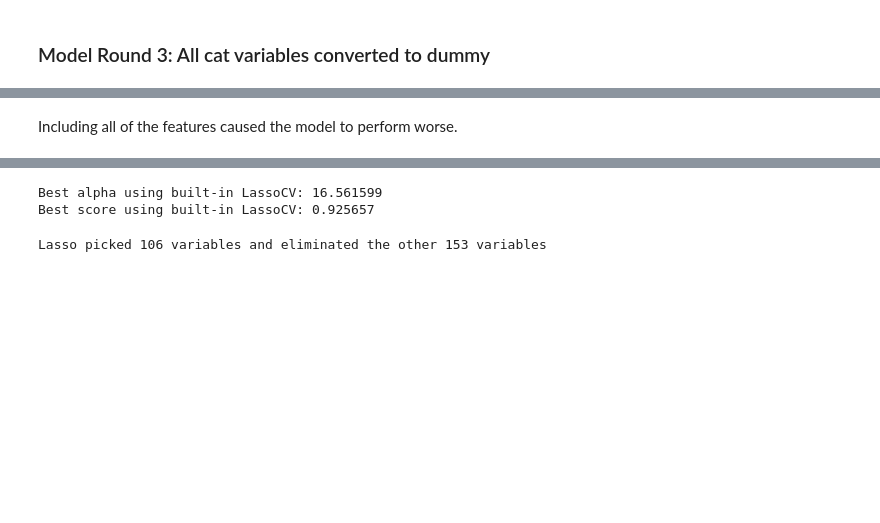
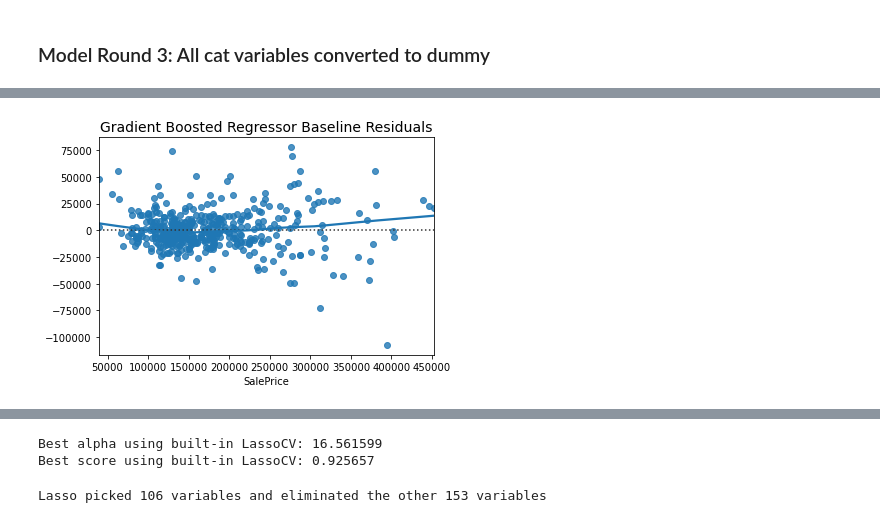
Before and after one commit to MLondon1027/Boston_Area_Real_Estate, a Jupyter notebook: Housing.ipynb, the cells around one changed output, grey strips where cells are left out. Drawn from its saved outputs; the diff is of its cells as text; code cells hidden in the pictures; blank space fills up the shorter version.

```diff
--- a/Housing.ipynb
+++ b/Housing.ipynb
@@ -869,2 +939,6 @@ search.best_params_
-# %% [markdown]
-Including all of the features caused the model to perform worse.
+# %%
+# Look at Residuals again
+sns.residplot(y_test, gbr_y_pred, lowess=True)
+plt.title('Gradient Boosted Regressor Baseline Residuals', size=14);
+# %% [output]
+[figure, added]
```
Also changed, not shown: parts of 34 cells of this notebook.
